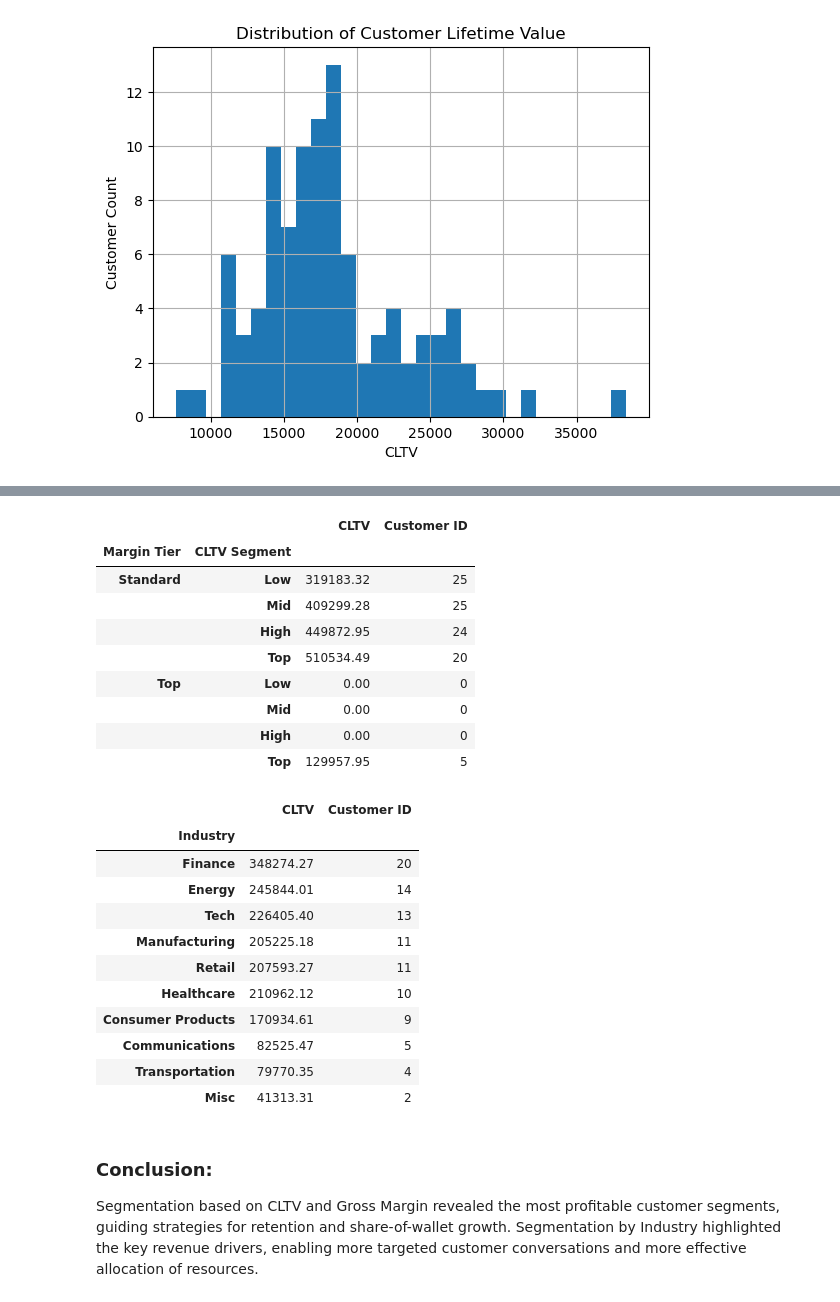
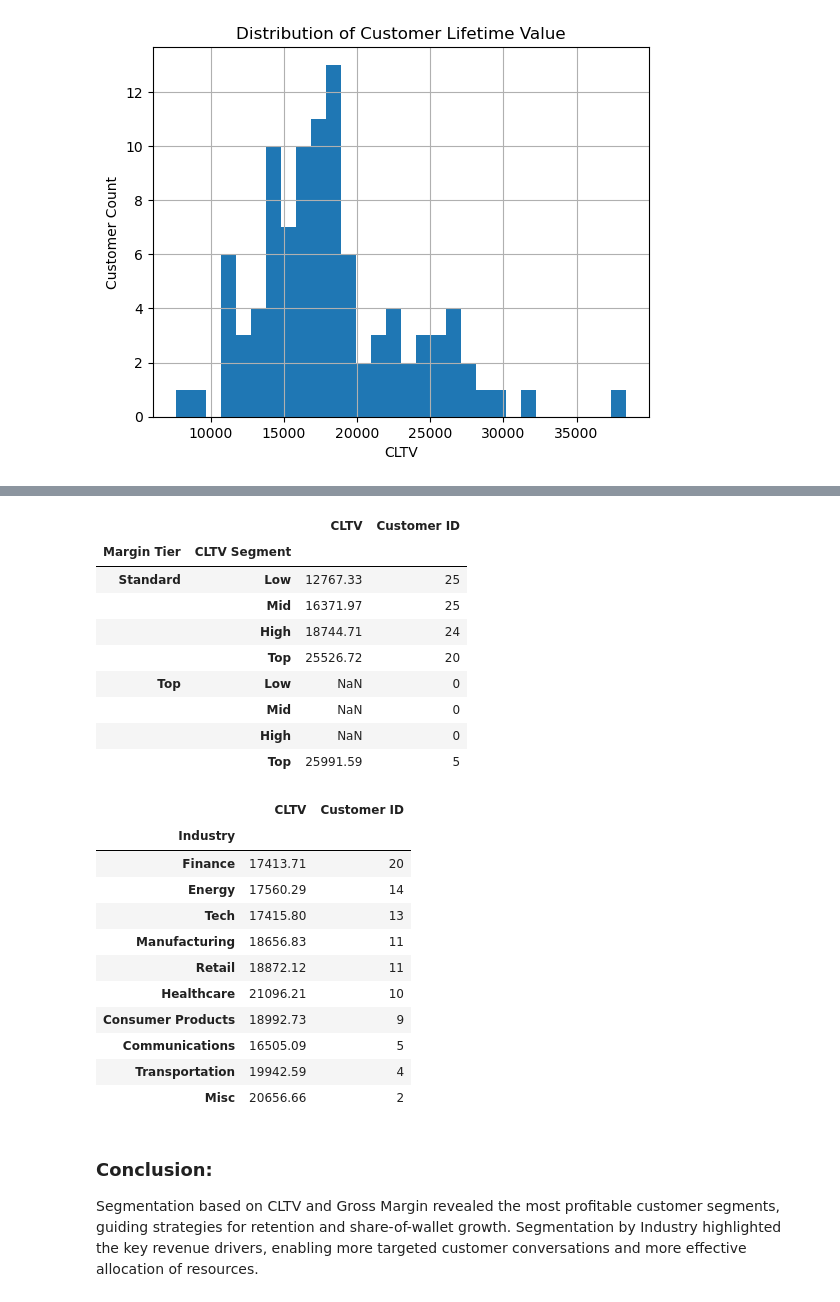
Before and after one commit to OAltyn/Customer-Life-Time-Value, a Jupyter notebook: CLTV_withPython.ipynb, the cells around one changed output, grey strips where cells are left out. Saved outputs shown, nothing was run; the diff lists cells and outputs as text; code cells hidden in the pictures.

```diff
--- a/CLTV_withPython.ipynb
+++ b/CLTV_withPython.ipynb
@@ -325,36 +325,36 @@ customer_summary.head(3)
 | 1 | 1002 | 27278.593 | 3312.6698 | 2020-03-31 | 2023-12-10 | 76 | ... |
 | 2 | 1003 | 39941.640 | -2796.2935 | 2020-02-19 | 2023-12-30 | 61 | ... |
 # %%
-customer_summary.groupby(['Margin Tier', 'CLTV Segment'], observed=False).agg({'CLTV': 'sum', 'Customer ID': 'count'})
+customer_summary.groupby(['Margin Tier', 'CLTV Segment'], observed=False).agg({'CLTV': 'mean', 'Customer ID': 'count'}).round(2)
 # %% [output]
 |  |  | CLTV | Customer ID |
 | Margin Tier | CLTV Segment |  |  |
-| Standard | Low | 319183.32 | 25 |
-|  | Mid | 409299.28 | 25 |
-|  | High | 449872.95 | 24 |
-|  | Top | 510534.49 | 20 |
-| Top | Low | 0.00 | 0 |
-|  | Mid | 0.00 | 0 |
-|  | High | 0.00 | 0 |
-|  | Top | 129957.95 | 5 |
+| Standard | Low | 12767.33 | 25 |
+|  | Mid | 16371.97 | 25 |
+|  | High | 18744.71 | 24 |
+|  | Top | 25526.72 | 20 |
+| Top | Low | NaN | 0 |
+|  | Mid | NaN | 0 |
+|  | High | NaN | 0 |
+|  | Top | 25991.59 | 5 |
 # %%
 customer_summary['Industry'] = customer_summary['Customer ID'].map(df[['Customer ID', 'Industry']]\
                                                                    .drop_duplicates().set_index('Customer ID')['Industry'].to_dict())
 # %%
-customer_summary.groupby(['Industry'], observed=False).agg({'CLTV': 'sum', 'Customer ID': 'count'}).sort_values(by = 'Customer ID', ascending = False)
+customer_summary.groupby(['Industry'], observed=False).agg({'CLTV': 'mean', 'Customer ID': 'count'}).sort_values(by = 'Customer ID', ascending = False).round(2)
 # %% [output]
 |  | CLTV | Customer ID |
 | Industry |  |  |
-| Finance | 348274.27 | 20 |
-| Energy | 245844.01 | 14 |
-| Tech | 226405.40 | 13 |
-| Manufacturing | 205225.18 | 11 |
-| Retail | 207593.27 | 11 |
-| Healthcare | 210962.12 | 10 |
-| Consumer Products | 170934.61 | 9 |
-| Communications | 82525.47 | 5 |
-| Transportation | 79770.35 | 4 |
-| Misc | 41313.31 | 2 |
+| Finance | 17413.71 | 20 |
+| Energy | 17560.29 | 14 |
+| Tech | 17415.80 | 13 |
+| Manufacturing | 18656.83 | 11 |
+| Retail | 18872.12 | 11 |
+| Healthcare | 21096.21 | 10 |
+| Consumer Products | 18992.73 | 9 |
+| Communications | 16505.09 | 5 |
+| Transportation | 19942.59 | 4 |
+| Misc | 20656.66 | 2 |
 # %% [markdown]
 ### Conclusion:
 Segmentation based on CLTV and Gross Margin revealed the most profitable customer segments, guiding strategies for retention and share-of-wallet growth.
```
